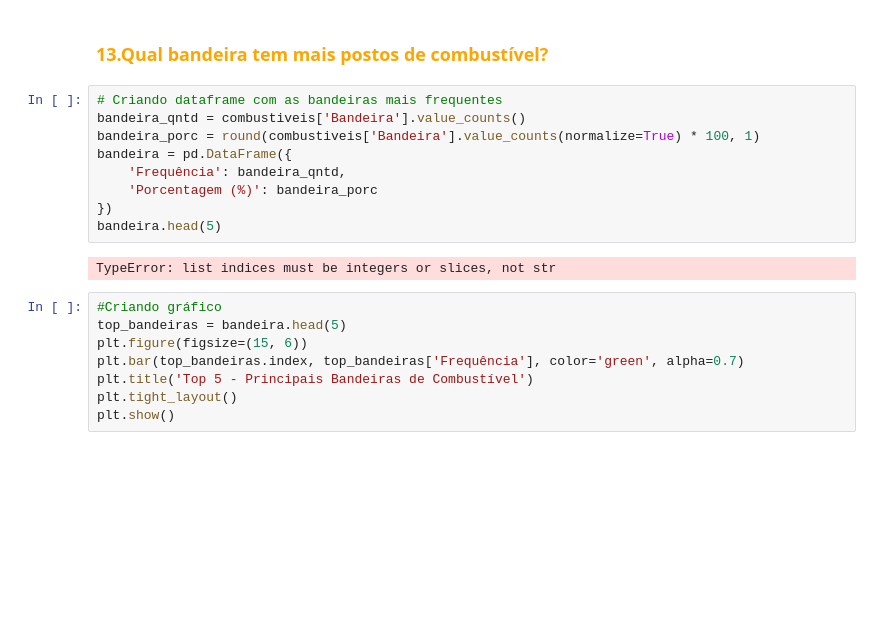
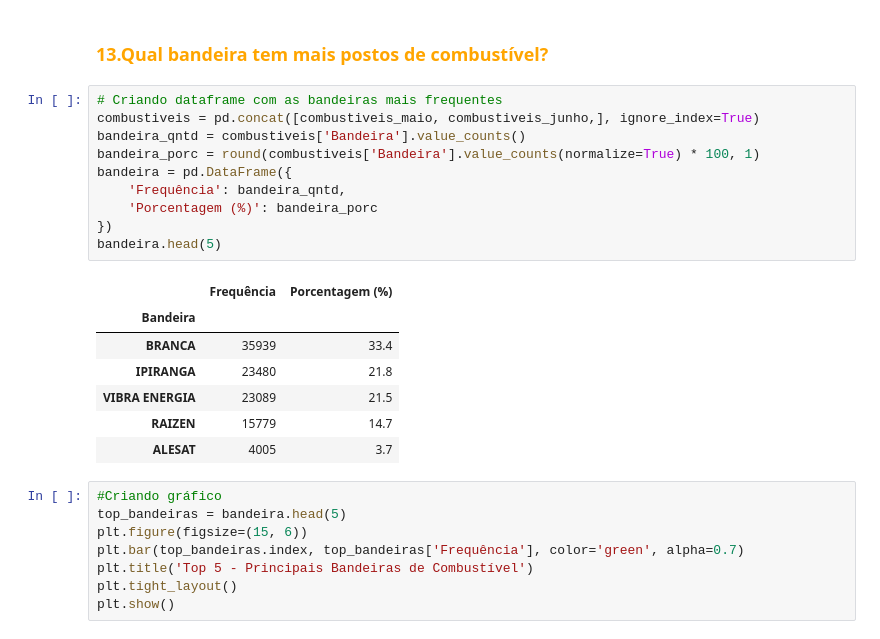
Before and after one commit to gideoni-santos/projeto-squad5-m4, a Jupyter notebook: Analise_combustiveis.ipynb, the cells around one changed output. Saved outputs shown, nothing was run; the diff lists cells and outputs as text; blank space fills up the shorter version.

```diff
--- a/Analise_combustiveis.ipynb
+++ b/Analise_combustiveis.ipynb
@@ -1371,15 +1371,22 @@ df_estados_aumento.head()
 ###  <font color = orange>**13.Qual bandeira tem mais postos de combustível?**
 # %%
 # Criando dataframe com as bandeiras mais frequentes
+combustiveis = pd.concat([combustiveis_maio, combustiveis_junho,], ignore_index=True)
 bandeira_qntd = combustiveis['Bandeira'].value_counts()
 bandeira_porc = round(combustiveis['Bandeira'].value_counts(normalize=True) * 100, 1)
 bandeira = pd.DataFrame({
     'Frequência': bandeira_qntd,
     'Porcentagem (%)': bandeira_porc
 })
 bandeira.head(5)
 # %% [output]
-TypeError: list indices must be integers or slices, not str
+|  | Frequência | Porcentagem (%) |
+| Bandeira |  |  |
+| BRANCA | 35939 | 33.4 |
+| IPIRANGA | 23480 | 21.8 |
+| VIBRA ENERGIA | 23089 | 21.5 |
+| RAIZEN | 15779 | 14.7 |
+| ALESAT | 4005 | 3.7 |
 # %%
 #Criando gráfico
 top_bandeiras = bandeira.head(5)
```
